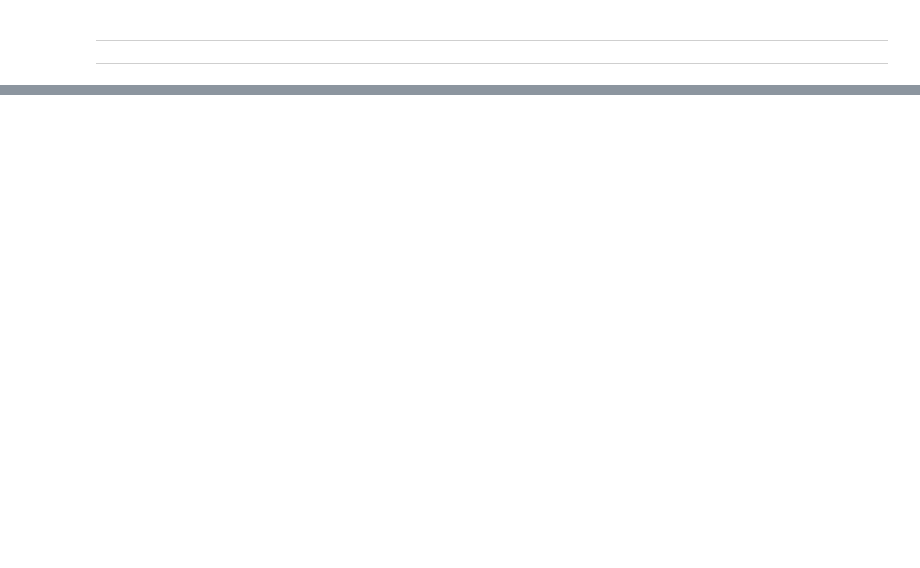
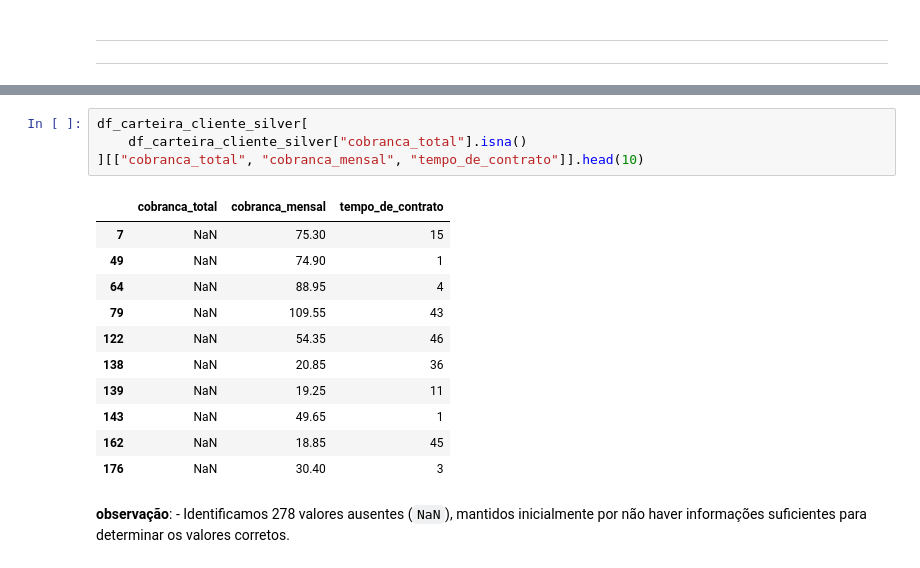
Before and after one commit to LeonardoGMoura/PII2_databricks, a Jupyter notebook: anls_exploratoria.ipynb, the cells around one changed output, grey strips where cells are left out. Cells and saved outputs as stored; diff of their text form; blank space fills up the shorter version.

```diff
--- a/anls_exploratoria.ipynb
+++ b/anls_exploratoria.ipynb
@@ -748,0 +535,18 @@ Perda contratual total:       2126.75
+# %%
+df_carteira_cliente_silver[
+    df_carteira_cliente_silver["cobranca_total"].isna()
+][["cobranca_total", "cobranca_mensal", "tempo_de_contrato"]].head(10)
+# %% [output]
+|  | cobranca_total | cobranca_mensal | tempo_de_contrato |
+| 7 | NaN | 75.30 | 15 |
+| 49 | NaN | 74.90 | 1 |
+| 64 | NaN | 88.95 | 4 |
+| 79 | NaN | 109.55 | 43 |
+| 122 | NaN | 54.35 | 46 |
+| 138 | NaN | 20.85 | 36 |
+| 139 | NaN | 19.25 | 11 |
+| 143 | NaN | 49.65 | 1 |
+| 162 | NaN | 18.85 | 45 |
+| 176 | NaN | 30.40 | 3 |
+# %% [markdown]
+**observação**: - Identificamos 278 valores ausentes (`NaN`), mantidos inicialmente por não haver informações suficientes para determinar os valores corretos.
```
Also changed, not shown: parts of 91 cells of this notebook, 3 other files.
